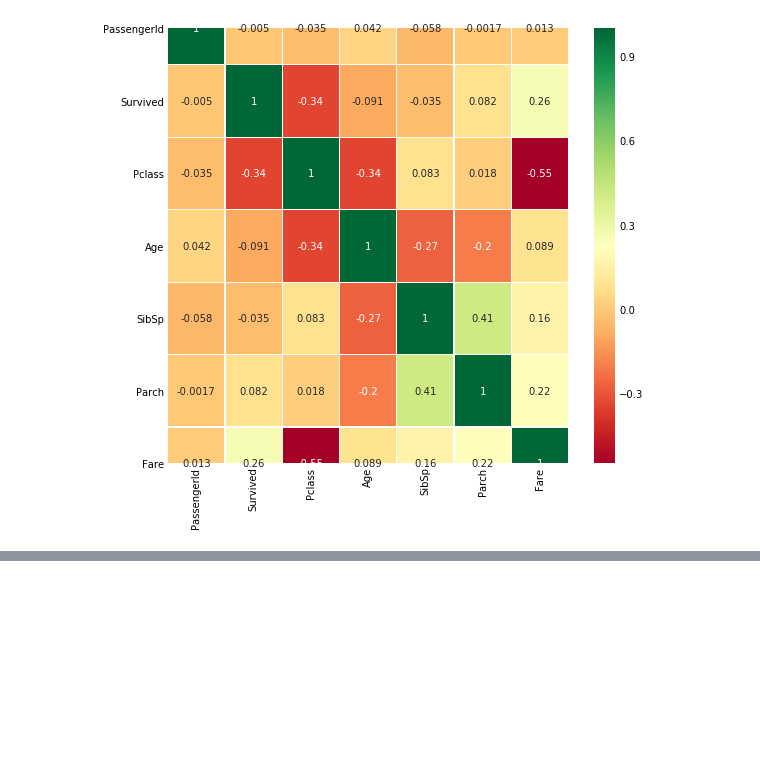
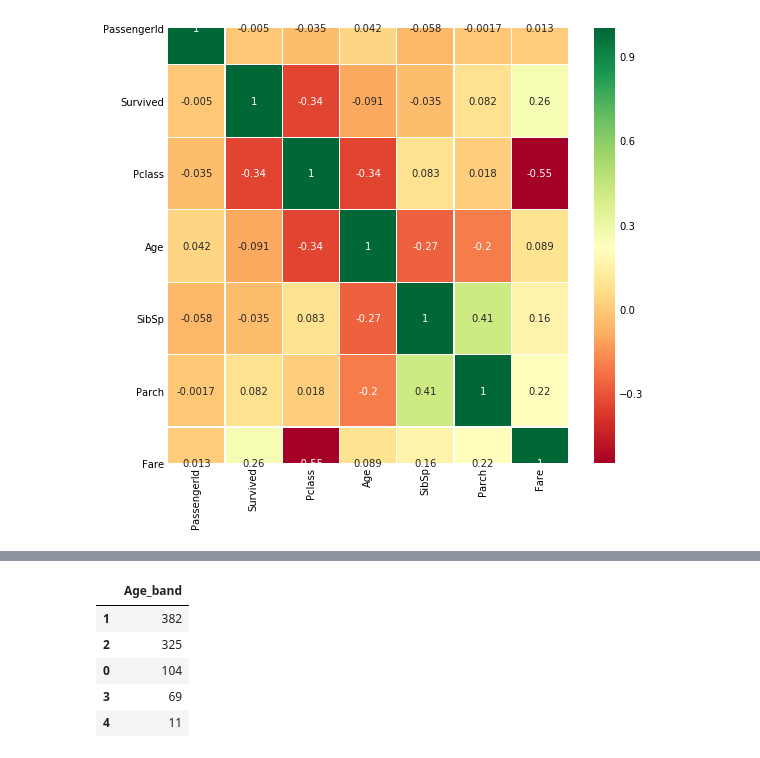
Before and after one commit to musainiramlee/Kaggle, a Jupyter notebook: Titanic Challenge.ipynb, the cells around one changed output, grey strips where cells are left out. Cells and saved outputs as stored; diff of their text form; code cells hidden in the pictures; blank space fills up the shorter version.

```diff
--- a/Titanic Challenge.ipynb
+++ b/Titanic Challenge.ipynb
@@ -462,0 +508,9 @@ plt.show()
+# %%
+df['Age_band'].value_counts().to_frame().style.background_gradient(cmap='summer')#checking the number of passenegers in each band
+# %% [output]
+|  | Age_band |
+| 1 | 382 |
+| 2 | 325 |
+| 0 | 104 |
+| 3 | 69 |
+| 4 | 11 |
```
Also changed, not shown: parts of 9 cells of this notebook.
